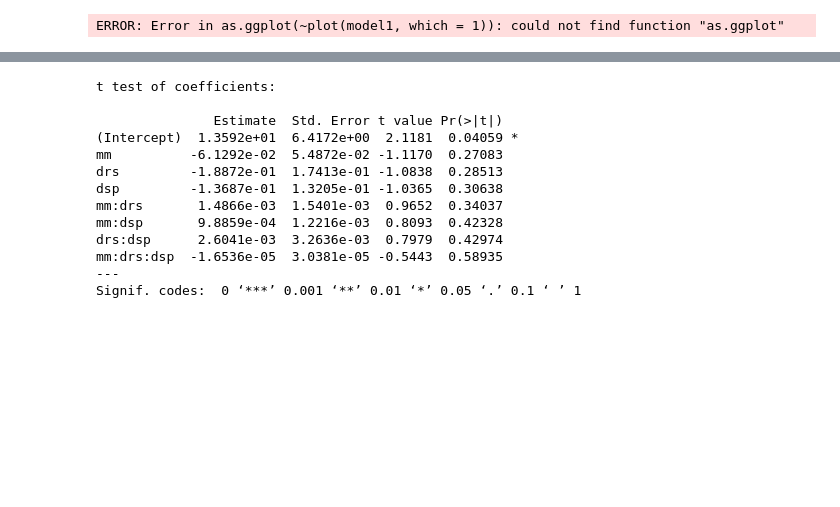
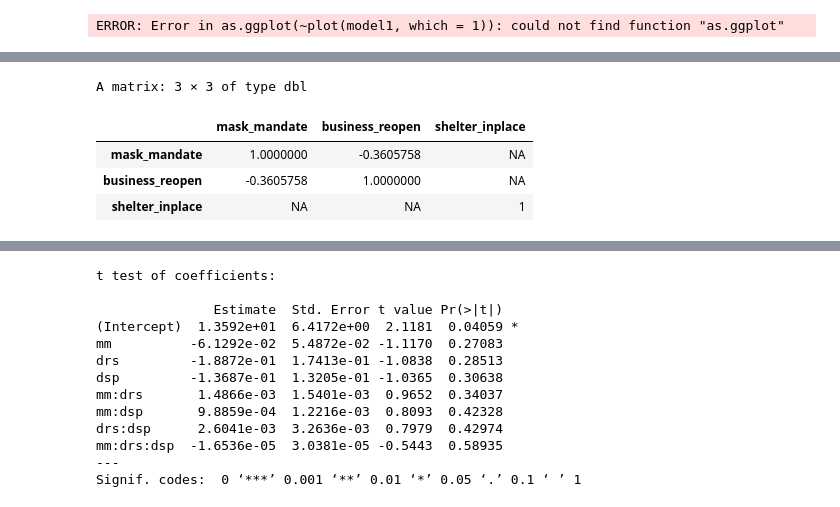
Before and after one commit to ericlundy87/Lab-3-A-Regression-Study-of-COVID-19, a Jupyter notebook: lab_3.ipynb, the cells around one changed output, grey strips where cells are left out. Saved outputs shown, nothing was run; the diff lists cells and outputs as text; code cells hidden in the pictures; blank space fills up the shorter version.

```diff
--- a/lab_3.ipynb
+++ b/lab_3.ipynb
@@ -697,0 +737,13 @@ ERROR: Error in as.ggplot(~plot(model1, which = 1)): could not find function "as
+# %%
+c1 <- as.numeric(mm)
+c2 <- as.numeric(drs)
+c3 <- as.numeric(dsp)
+cols <- data.frame(mask_mandate = c1, business_reopen = c2, shelter_inplace = c3)
+corrMatrix <- cor(cols)
+corrMatrix
+# %% [output]
+A matrix: 3 × 3 of type dbl
+|  | mask_mandate | business_reopen | shelter_inplace |
+| mask_mandate | 1.0000000 | -0.3605758 | NA |
+| business_reopen | -0.3605758 | 1.0000000 | NA |
+| shelter_inplace | NA | NA | 1 |
```
Also changed, not shown: parts of 3 cells of this notebook.
